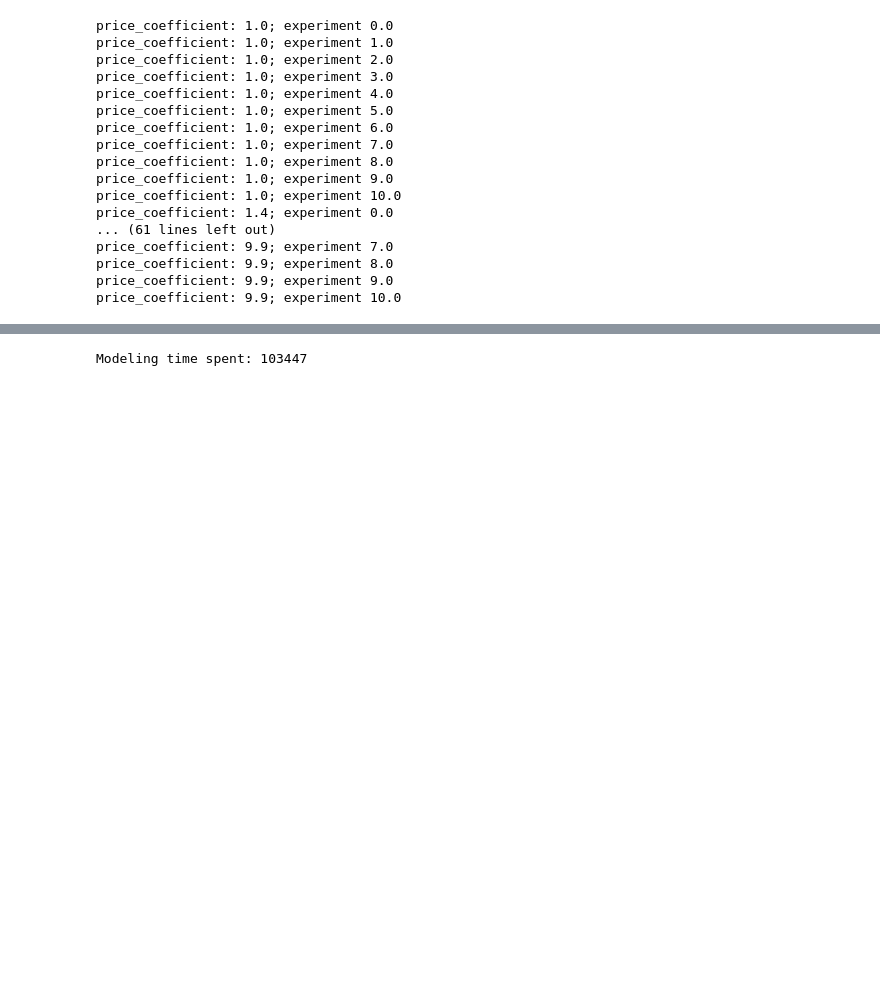
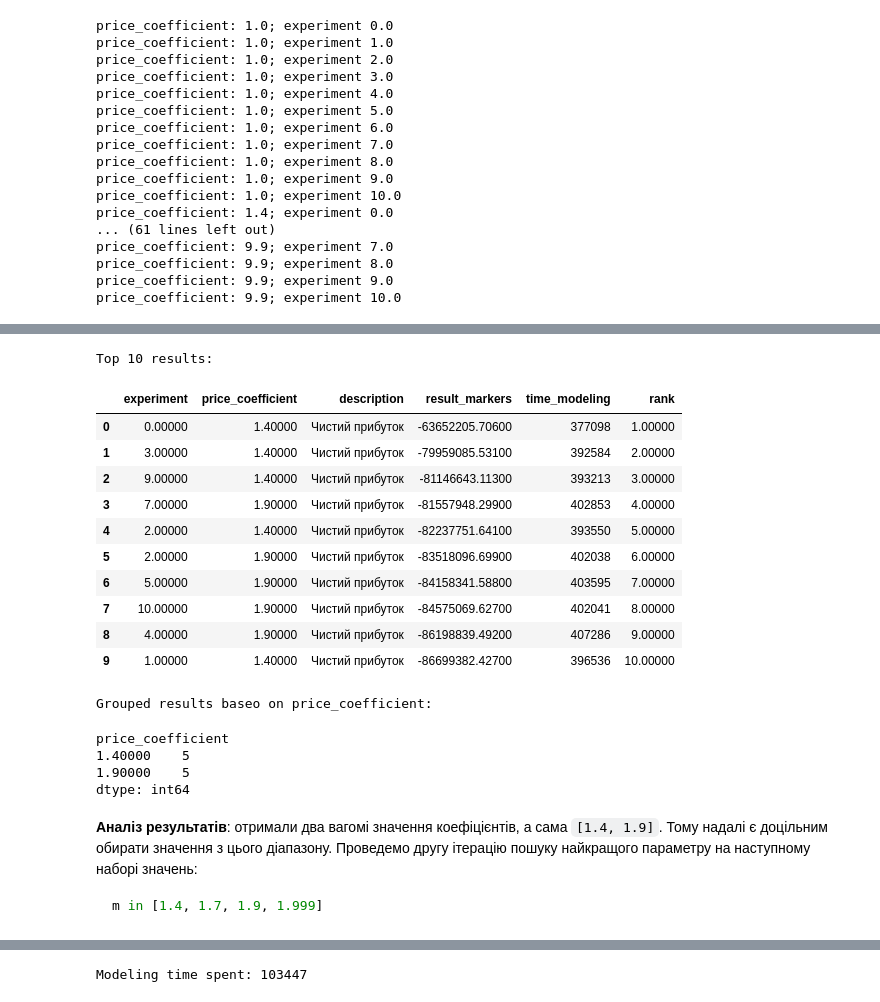
Before and after one commit to dtsylyuryk/system-modeling-course-work, a Jupyter notebook: course_work.ipynb, the cells around one changed output, grey strips where cells are left out. Saved outputs shown, nothing was run; the diff lists cells and outputs as text; code cells hidden in the pictures; blank space fills up the shorter version.

````diff
--- a/course_work.ipynb
+++ b/course_work.ipynb
@@ -773,0 +802,46 @@ first_iteration_profit_df
+# %%
+results_first_iteration_df = pd.DataFrame(results_first_iteration)
+first_iteration_profit_df = results_first_iteration_df.loc[results_first_iteration_df["description"] == "Чистий прибуток"]
+first_iteration_profit_df = first_iteration_profit_df[
+    [
+        "experiment",
+        "price_coefficient",
+        "description",
+        "result_markers",
+        "time_modeling",
+    ]
+]
+first_iteration_profit_df["result_markers"] = first_iteration_profit_df["result_markers"].astype("float64")
+first_iteration_profit_df["rank"] = first_iteration_profit_df["result_markers"].rank(method="max", ascending=False)
+first_iteration_profit_df.sort_values(by=['rank'], inplace=True)
+first_iteration_profit_df = first_iteration_profit_df[first_iteration_profit_df["rank"] <= 10]
+first_iteration_profit_df = first_iteration_profit_df.reset_index(drop=True)
+
+print("Top 10 results:")
+display(first_iteration_profit_df)
+print("Grouped results based on price_coefficient:")
+display(first_iteration_profit_df.groupby(["price_coefficient"]).size())
+# %% [output]
+Top 10 results:
+|  | experiment | price_coefficient | description | result_markers | time_modeling | rank |
+| 0 | 0.00000 | 1.40000 | Чистий прибуток | -63652205.70600 | 377098 | 1.00000 |
+| 1 | 3.00000 | 1.40000 | Чистий прибуток | -79959085.53100 | 392584 | 2.00000 |
+| 2 | 9.00000 | 1.40000 | Чистий прибуток | -81146643.11300 | 393213 | 3.00000 |
+| 3 | 7.00000 | 1.90000 | Чистий прибуток | -81557948.29900 | 402853 | 4.00000 |
+| 4 | 2.00000 | 1.40000 | Чистий прибуток | -82237751.64100 | 393550 | 5.00000 |
+| 5 | 2.00000 | 1.90000 | Чистий прибуток | -83518096.69900 | 402038 | 6.00000 |
+| 6 | 5.00000 | 1.90000 | Чистий прибуток | -84158341.58800 | 403595 | 7.00000 |
+| 7 | 10.00000 | 1.90000 | Чистий прибуток | -84575069.62700 | 402041 | 8.00000 |
+| 8 | 4.00000 | 1.90000 | Чистий прибуток | -86198839.49200 | 407286 | 9.00000 |
+| 9 | 1.00000 | 1.40000 | Чистий прибуток | -86699382.42700 | 396536 | 10.00000 |
+Grouped results baseo on price_coefficient:
+price_coefficient
+1.40000    5
+1.90000    5
+dtype: int64
+# %% [markdown]
+**Аналіз результатів**: отримали два вагомі значення коефіцієнтів, а сама `[1.4, 1.9]`. Тому надалі є доцільним обирати значення з цього діапазону.
+Проведемо другу ітерацію пошуку найкращого параметру на наступному наборі значень:
+```python
+m in [1.4, 1.7, 1.9, 1.999]
+```
````
Also changed, not shown: parts of 25 cells of this notebook, 2 other files.
